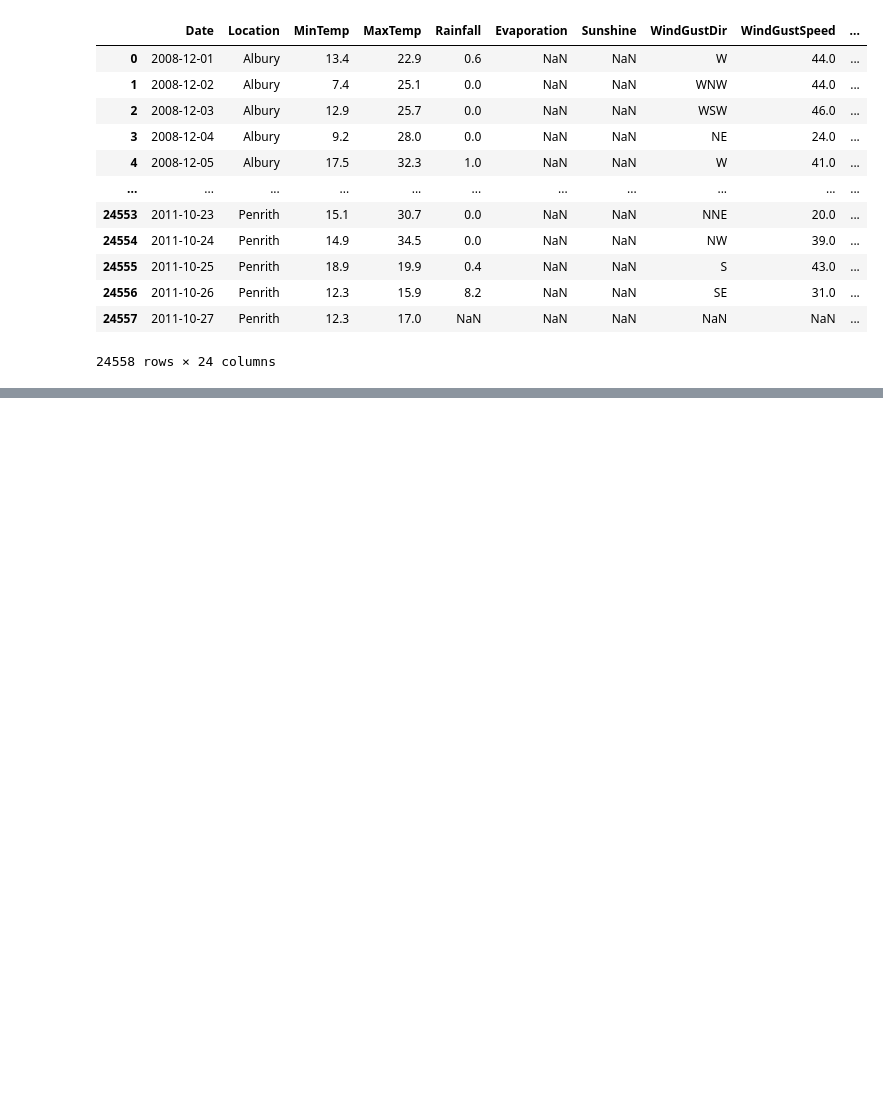
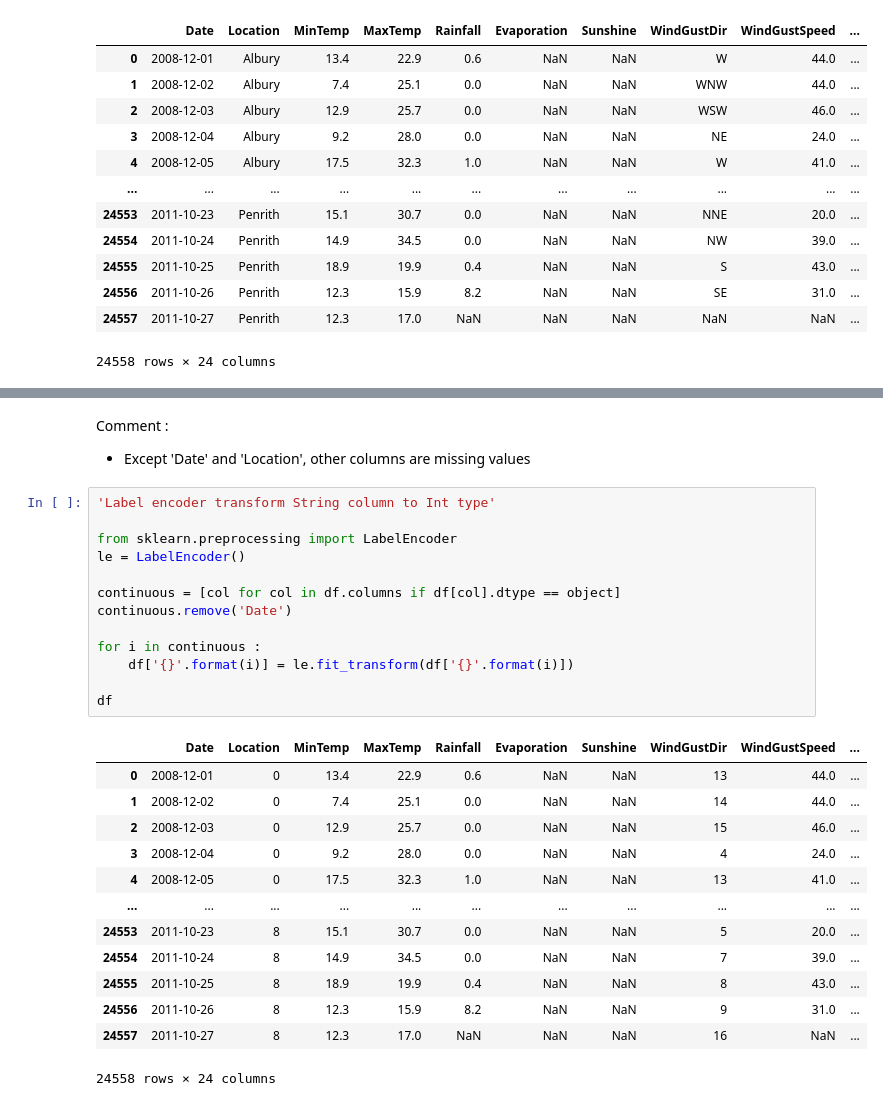
Before and after one commit to thutranghoa/Data_analysis, a Jupyter notebook: Assigment/ex14.ipynb, the cells around one changed output, grey strips where cells are left out. Saved outputs shown, nothing was run; the diff lists cells and outputs as text; blank space fills up the shorter version.

```diff
--- a/Assigment/ex14.ipynb
+++ b/Assigment/ex14.ipynb
@@ -39,0 +72,30 @@ df
+# %% [markdown]
+Comment :
+- Except 'Date' and 'Location', other columns are missing values
+# %%
+'Label encoder transform String column to Int type'
+
+from sklearn.preprocessing import LabelEncoder
+le = LabelEncoder()
+
+continuous = [col for col in df.columns if df[col].dtype == object]
+continuous.remove('Date')
+
+for i in continuous :
+    df['{}'.format(i)] = le.fit_transform(df['{}'.format(i)])
+
+df
+# %% [output]
+|  | Date | Location | MinTemp | MaxTemp | Rainfall | Evaporation | Sunshine | WindGustDir | WindGustSpeed | ... |
+| 0 | 2008-12-01 | 0 | 13.4 | 22.9 | 0.6 | NaN | NaN | 13 | 44.0 | ... |
+| 1 | 2008-12-02 | 0 | 7.4 | 25.1 | 0.0 | NaN | NaN | 14 | 44.0 | ... |
+| 2 | 2008-12-03 | 0 | 12.9 | 25.7 | 0.0 | NaN | NaN | 15 | 46.0 | ... |
+| 3 | 2008-12-04 | 0 | 9.2 | 28.0 | 0.0 | NaN | NaN | 4 | 24.0 | ... |
+| 4 | 2008-12-05 | 0 | 17.5 | 32.3 | 1.0 | NaN | NaN | 13 | 41.0 | ... |
+| ... | ... | ... | ... | ... | ... | ... | ... | ... | ... | ... |
+| 24553 | 2011-10-23 | 8 | 15.1 | 30.7 | 0.0 | NaN | NaN | 5 | 20.0 | ... |
+| 24554 | 2011-10-24 | 8 | 14.9 | 34.5 | 0.0 | NaN | NaN | 7 | 39.0 | ... |
+| 24555 | 2011-10-25 | 8 | 18.9 | 19.9 | 0.4 | NaN | NaN | 8 | 43.0 | ... |
+| 24556 | 2011-10-26 | 8 | 12.3 | 15.9 | 8.2 | NaN | NaN | 9 | 31.0 | ... |
+| 24557 | 2011-10-27 | 8 | 12.3 | 17.0 | NaN | NaN | NaN | 16 | NaN | ... |
+24558 rows × 24 columns
```
Also changed, not shown: parts of 15 cells of this notebook, 19 other files.
